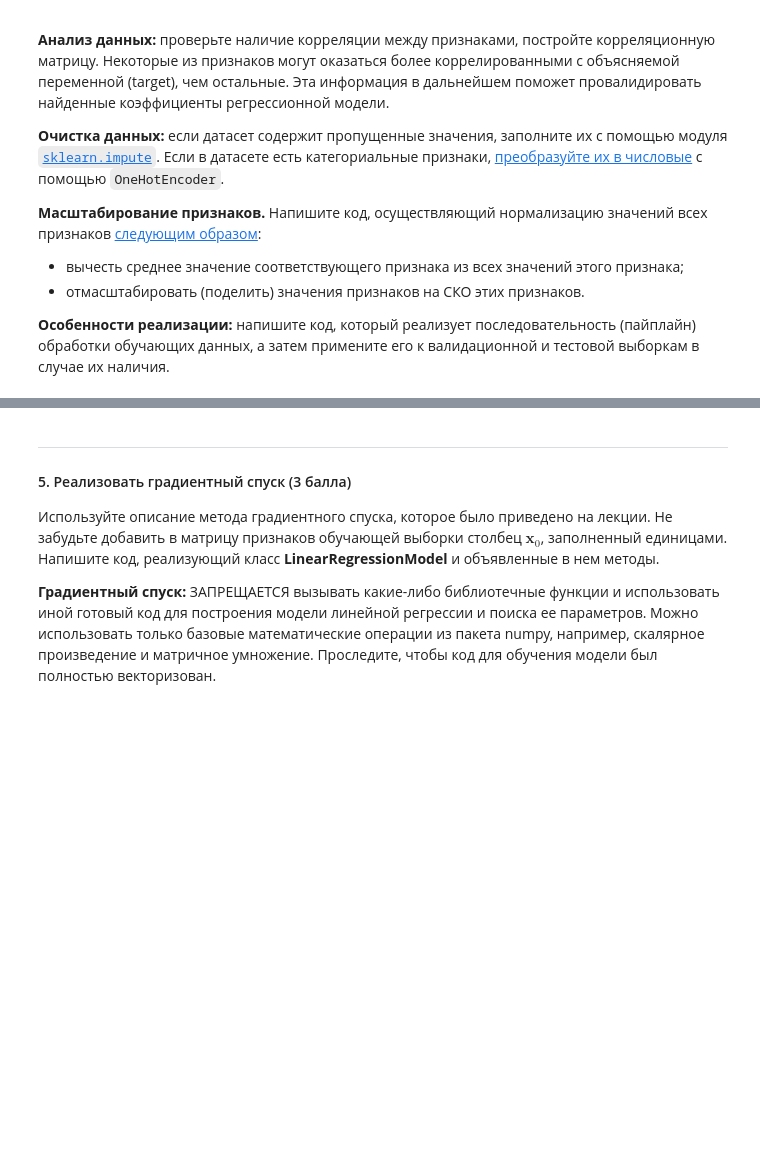
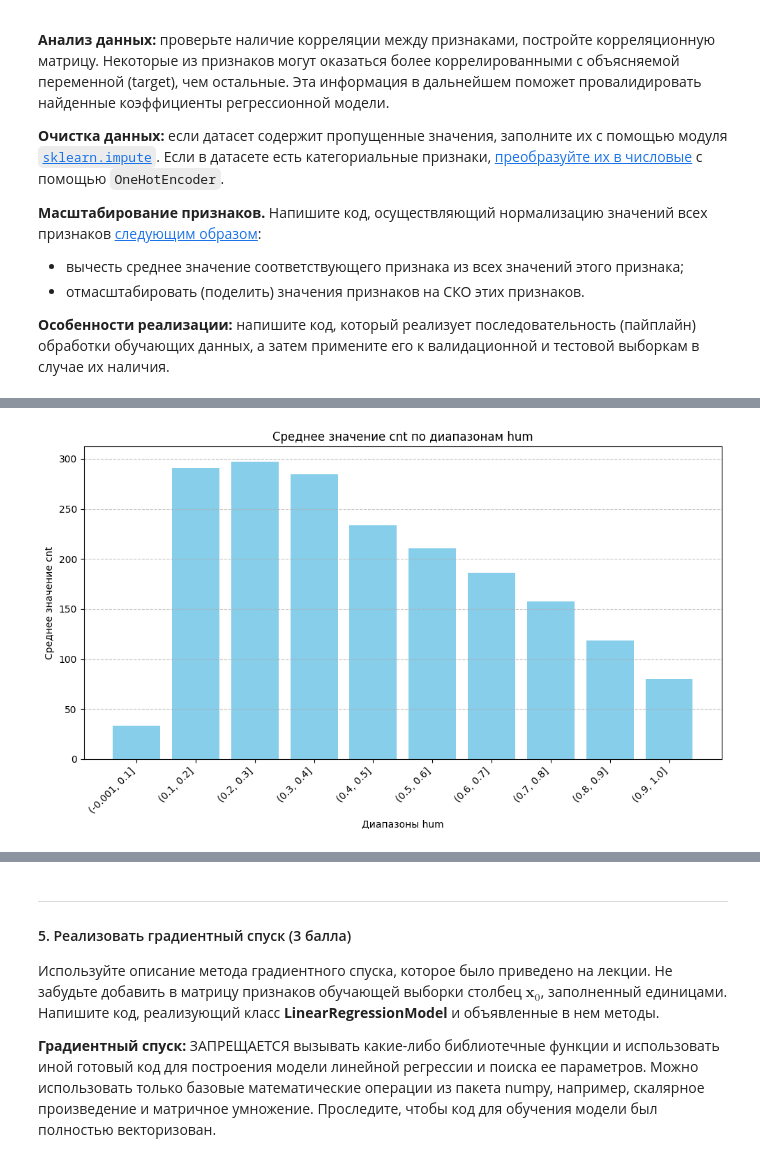
Before and after one commit to necoray/DrawIo, a Jupyter notebook: regression_assignment.ipynb, the cells around one changed output, grey strips where cells are left out. Cells and saved outputs as stored; diff of their text form; code cells hidden in the pictures; blank space fills up the shorter version.

```diff
--- a/regression_assignment.ipynb
+++ b/regression_assignment.ipynb
@@ -155,0 +286,4 @@ NameError: name 'sklearn' is not defined
+# %%
+plot_mean_bar_binned(df, num_column='hum', value_column='cnt')
+# %% [output]
+[figure, added]
```
Also changed, not shown: parts of 18 cells of this notebook.
